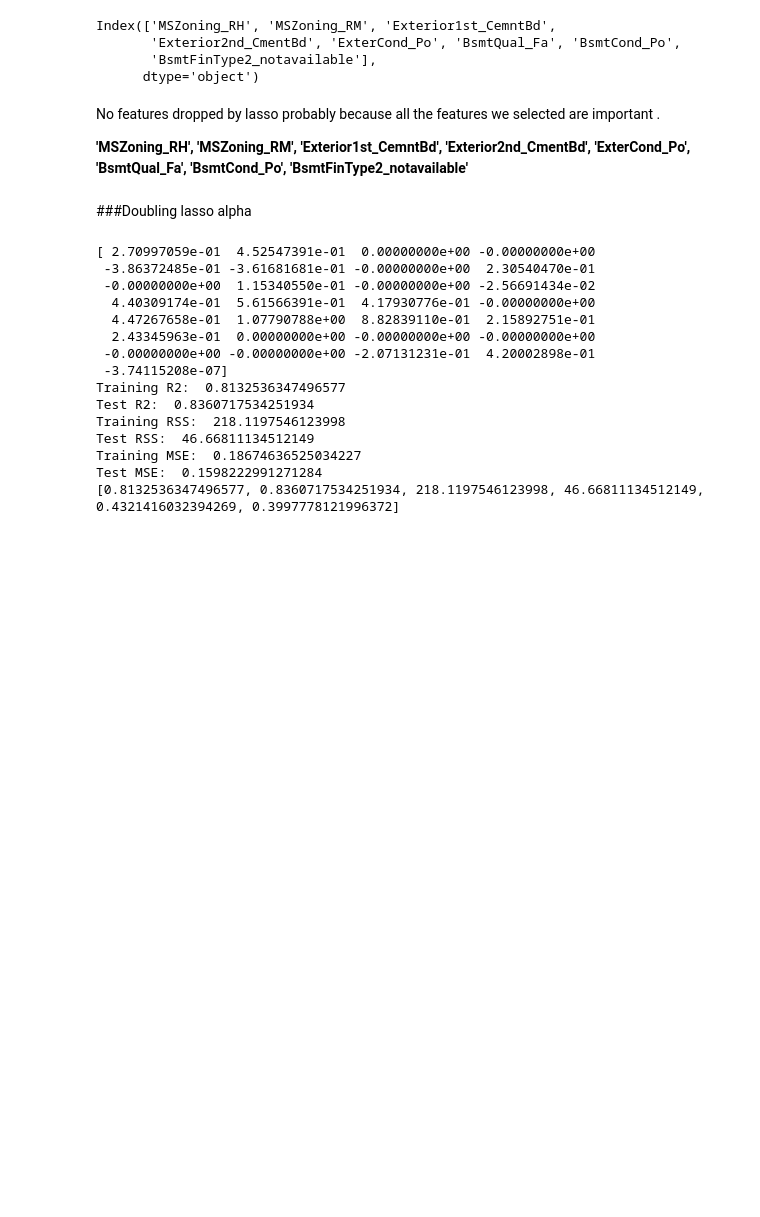
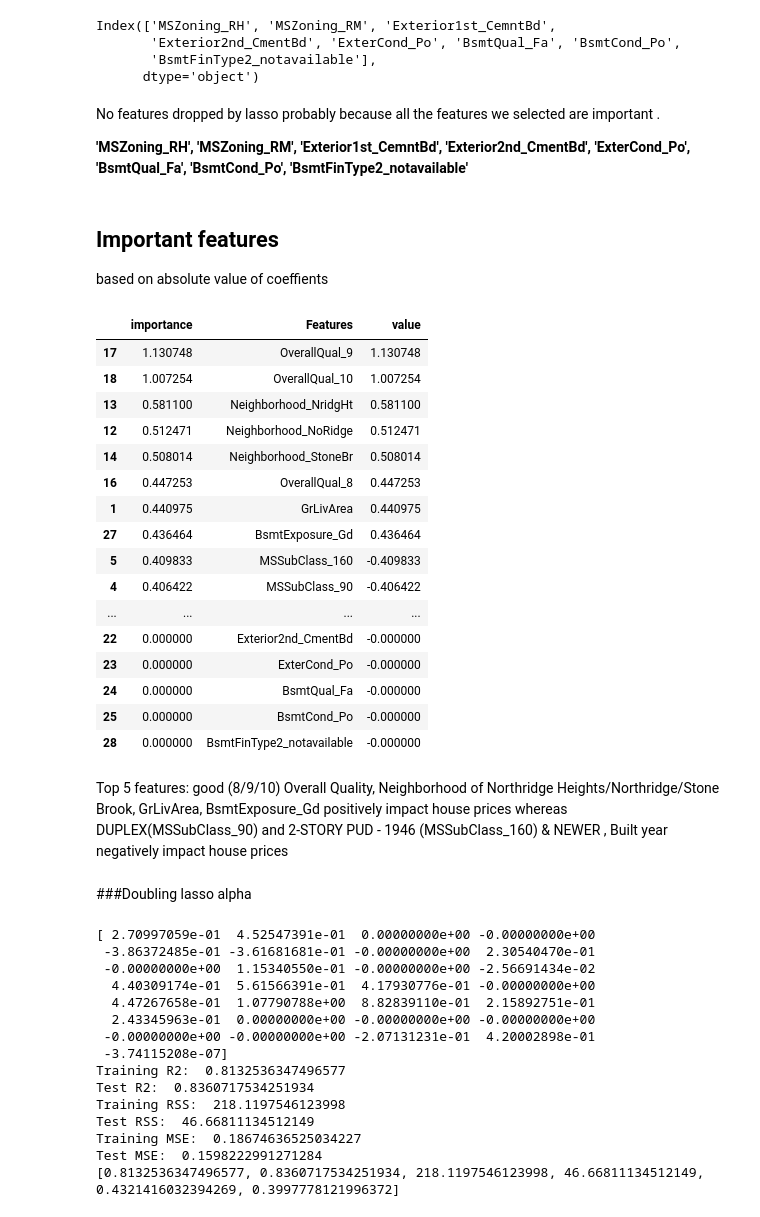
Before and after one commit to hammad7/ms, a Jupyter notebook: Housing_Price_Prediction_Advanced_Regression.ipynb, the cells around one changed output. Cells and saved outputs as stored; diff of their text form; code cells hidden in the pictures; blank space fills up the shorter version.

```diff
--- a/Housing_Price_Prediction_Advanced_Regression.ipynb
+++ b/Housing_Price_Prediction_Advanced_Regression.ipynb
@@ -939,6 +981,34 @@ No features dropped by lasso probably because all the features we selected are i
 **'MSZoning_RH', 'MSZoning_RM', 'Exterior1st_CemntBd',
        'Exterior2nd_CmentBd', 'ExterCond_Po', 'BsmtQual_Fa', 'BsmtCond_Po',
        'BsmtFinType2_notavailable'**
+# %% [markdown]
+## Important features
+
+
+based on absolute value of coeffients
+# %%
+## Lets select lasso
+pd.DataFrame({"importance" : abs(lasso.coef_), "Features" : col_rfe.tolist(), "value" : lasso.coef_}).sort_values("importance", ascending=False)
+# %% [output]
+|  | importance | Features | value |
+| 17 | 1.130748 | OverallQual_9 | 1.130748 |
+| 18 | 1.007254 | OverallQual_10 | 1.007254 |
+| 13 | 0.581100 | Neighborhood_NridgHt | 0.581100 |
+| 12 | 0.512471 | Neighborhood_NoRidge | 0.512471 |
+| 14 | 0.508014 | Neighborhood_StoneBr | 0.508014 |
+| 16 | 0.447253 | OverallQual_8 | 0.447253 |
+| 1 | 0.440975 | GrLivArea | 0.440975 |
+| 27 | 0.436464 | BsmtExposure_Gd | 0.436464 |
+| 5 | 0.409833 | MSSubClass_160 | -0.409833 |
+| 4 | 0.406422 | MSSubClass_90 | -0.406422 |
+| ... | ... | ... | ... |
+| 22 | 0.000000 | Exterior2nd_CmentBd | -0.000000 |
+| 23 | 0.000000 | ExterCond_Po | -0.000000 |
+| 24 | 0.000000 | BsmtQual_Fa | -0.000000 |
+| 25 | 0.000000 | BsmtCond_Po | -0.000000 |
+| 28 | 0.000000 | BsmtFinType2_notavailable | -0.000000 |
+# %% [markdown]
+Top 5 features:  good (8/9/10) Overall Quality, Neighborhood of Northridge Heights/Northridge/Stone Brook, GrLivArea, BsmtExposure_Gd	 positively impact house prices whereas DUPLEX(MSSubClass_90) and 2-STORY PUD - 1946 (MSSubClass_160) & NEWER , Built year negatively impact house prices
 # %% [markdown]
 ###Doubling lasso alpha
 # %%
```
Also changed, not shown: parts of 15 cells of this notebook.
